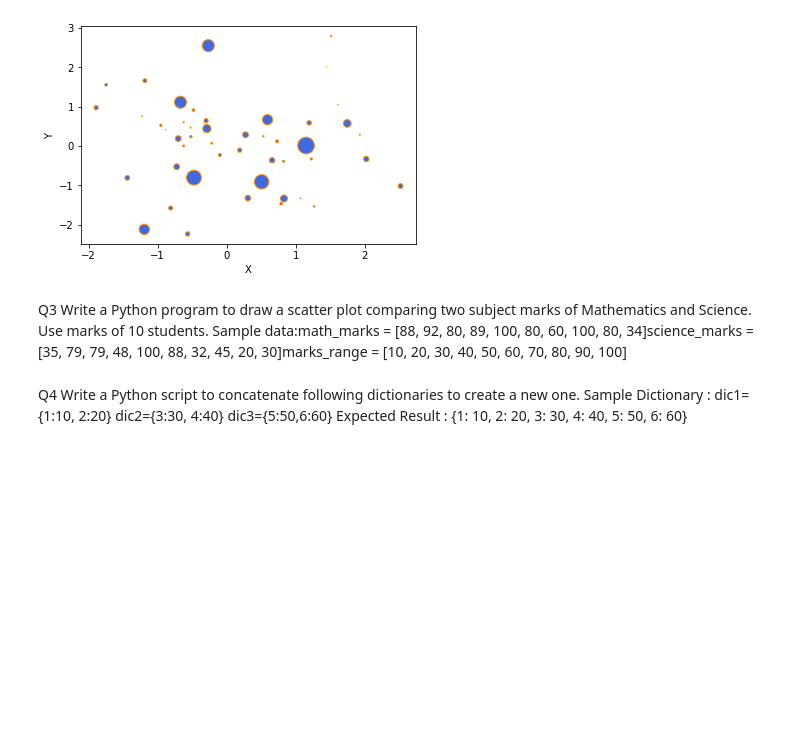
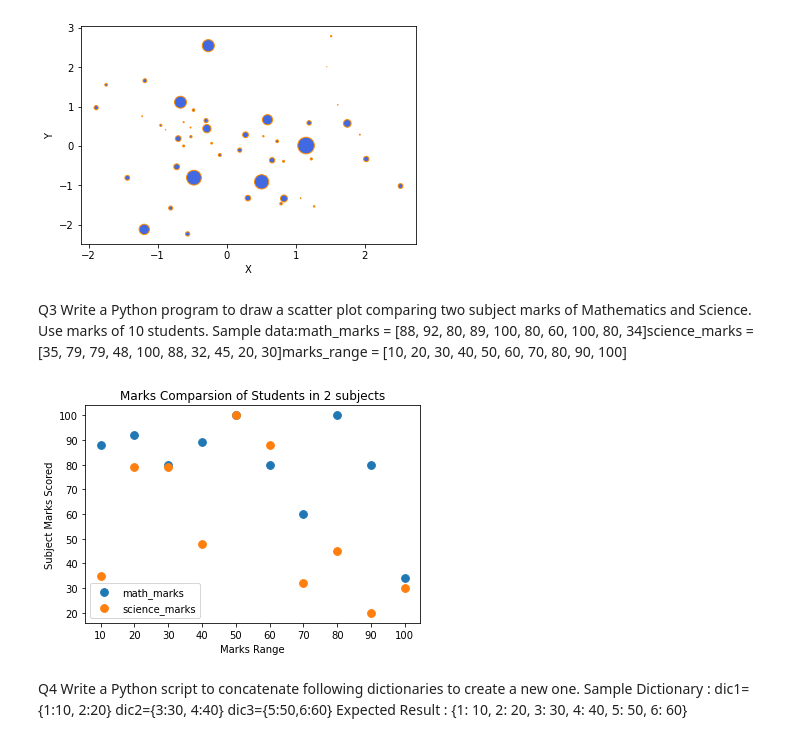
Before and after one commit to gemini30/py-pracs-cllg, a Jupyter notebook: PythonPracExam.ipynb, the cells around one changed output. Drawn from its saved outputs; the diff is of its cells as text; code cells hidden in the pictures; blank space fills up the shorter version.

```diff
--- a/PythonPracExam.ipynb
+++ b/PythonPracExam.ipynb
@@ -30,6 +30,20 @@ plt.show()
 Q3 Write a Python program to draw a scatter plot comparing two subject marks of Mathematics and Science. Use marks of 10 students.
 Sample data:math_marks = [88, 92, 80, 89, 100, 80, 60, 100, 80, 34]science_marks = [35, 79, 79, 48, 100, 88, 32, 45, 20, 30]marks_range
 = [10, 20, 30, 40, 50, 60, 70, 80, 90, 100]
+# %%
+math_marks = [88, 92, 80, 89, 100, 80, 60, 100, 80, 34]
+science_marks = [35, 79, 79, 48, 100, 88, 32, 45, 20, 30]
+marks_range = [10, 20, 30, 40, 50, 60, 70, 80, 90, 100]
+plt.title('Marks Comparsion of Students in 2 subjects')
+plt.xlabel('Marks Range')
+plt.ylabel('Subject Marks Scored')
+plt.scatter(marks_range,math_marks,s=60,label='math_marks')
+plt.scatter(marks_range,science_marks,s=60,label='science_marks')
+plt.xticks(marks_range)
+plt.legend()
+plt.show()
+# %% [output]
+[figure, added]
 # %% [markdown]
 Q4 Write a Python script to concatenate following dictionaries to create a new one.
 Sample Dictionary :
```
Also changed, not shown: parts of 1 cell of this notebook.
